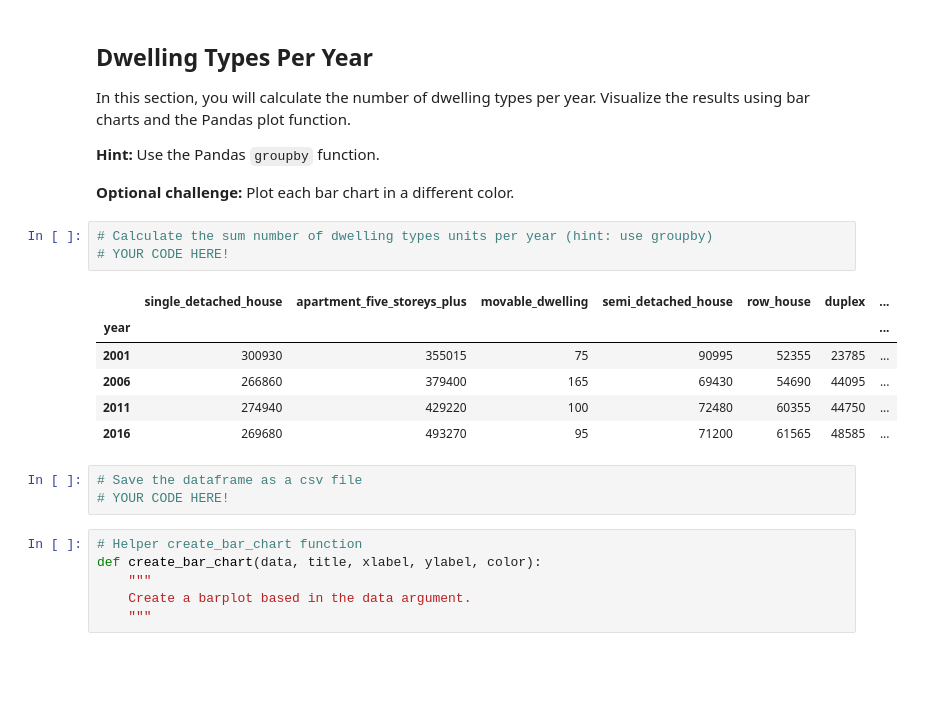
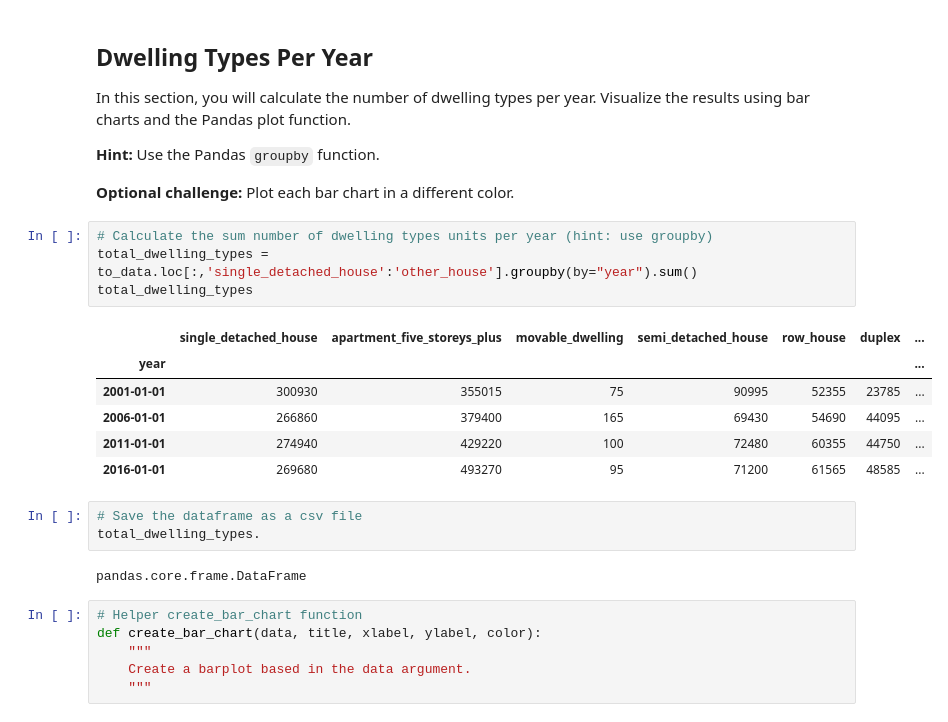
Before and after one commit to etholpalmer/Pythonic-Monopoly, a Jupyter notebook: rental_analysis.ipynb, the cells around one changed output. Drawn from its saved outputs; the diff is of its cells as text; blank space fills up the shorter version.

Commit message:
Dwelling Types Per Year

```diff
--- a/rental_analysis.ipynb
+++ b/rental_analysis.ipynb
@@ -84,17 +84,20 @@ In this section, you will calculate the number of dwelling types per year. Visua
 **Optional challenge:** Plot each bar chart in a different color.
 # %%
 # Calculate the sum number of dwelling types units per year (hint: use groupby)
-# YOUR CODE HERE!
+total_dwelling_types = to_data.loc[:,'single_detached_house':'other_house'].groupby(by="year").sum()
+total_dwelling_types
 # %% [output]
 |  | single_detached_house | apartment_five_storeys_plus | movable_dwelling | semi_detached_house | row_house | duplex | ... |
 | year |  |  |  |  |  |  | ... |
-| 2001 | 300930 | 355015 | 75 | 90995 | 52355 | 23785 | ... |
-| 2006 | 266860 | 379400 | 165 | 69430 | 54690 | 44095 | ... |
-| 2011 | 274940 | 429220 | 100 | 72480 | 60355 | 44750 | ... |
-| 2016 | 269680 | 493270 | 95 | 71200 | 61565 | 48585 | ... |
+| 2001-01-01 | 300930 | 355015 | 75 | 90995 | 52355 | 23785 | ... |
+| 2006-01-01 | 266860 | 379400 | 165 | 69430 | 54690 | 44095 | ... |
+| 2011-01-01 | 274940 | 429220 | 100 | 72480 | 60355 | 44750 | ... |
+| 2016-01-01 | 269680 | 493270 | 95 | 71200 | 61565 | 48585 | ... |
 # %%
 # Save the dataframe as a csv file
-# YOUR CODE HERE!
+total_dwelling_types.
+# %% [output]
+pandas.core.frame.DataFrame
 # %%
 # Helper create_bar_chart function
 def create_bar_chart(data, title, xlabel, ylabel, color):
```
